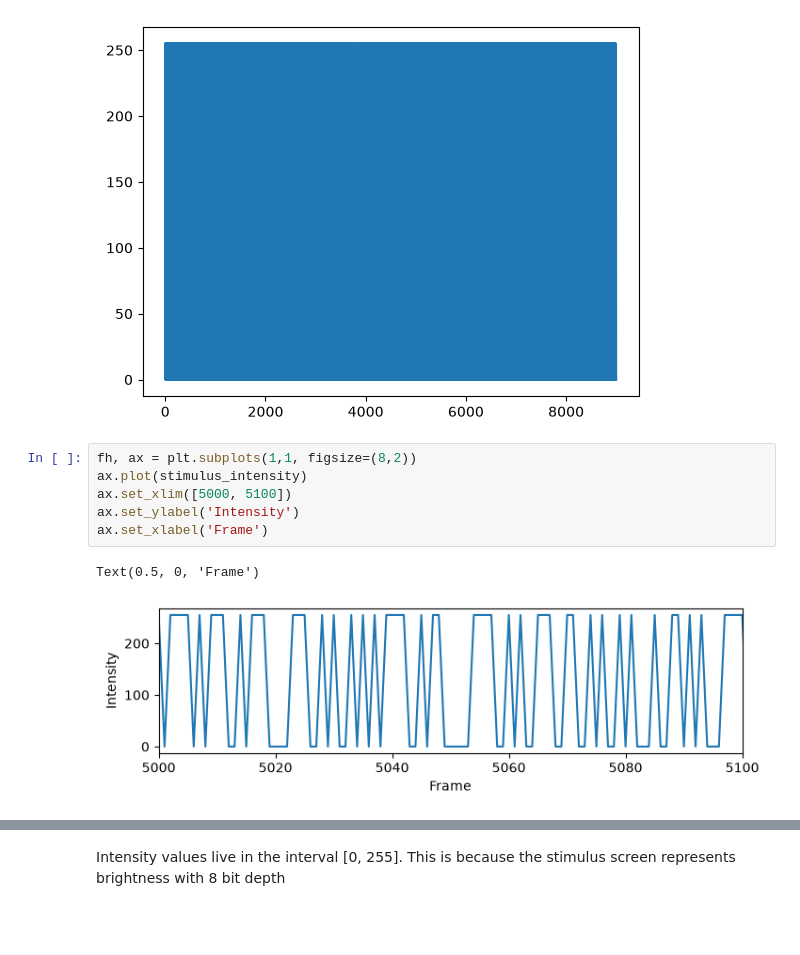
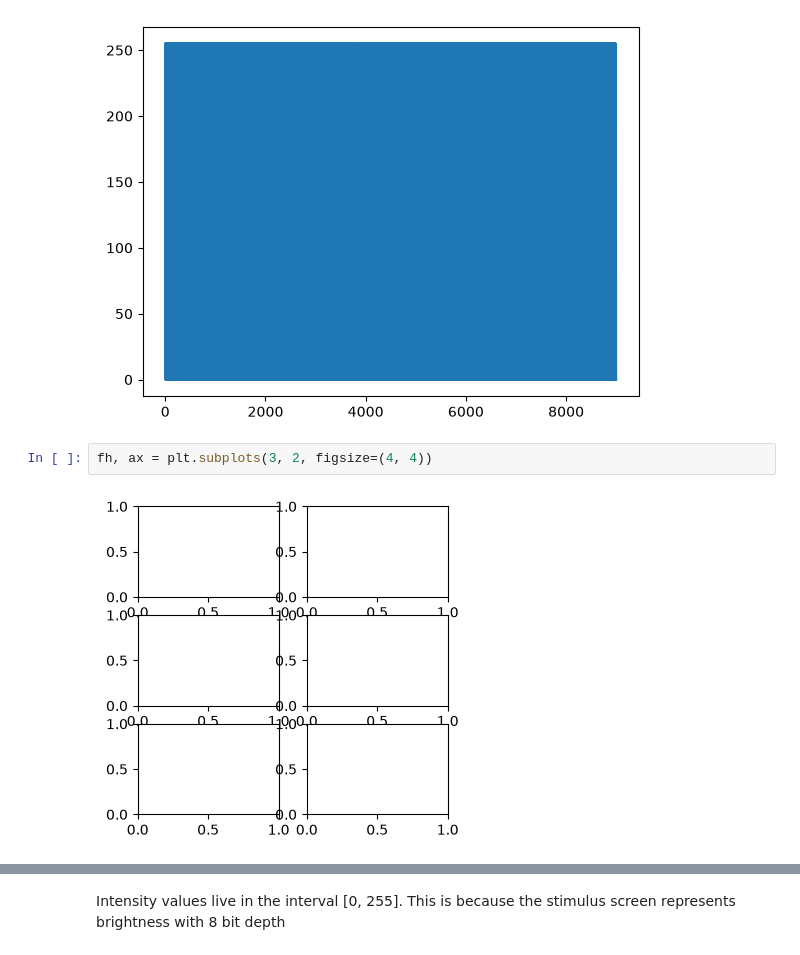
Before and after one commit to daphnegaelys/ABIO558-daphne, a Jupyter notebook: miniproject_2_blank.ipynb, the cells around one changed output, grey strips where cells are left out. Cells and saved outputs as stored; diff of their text form; blank space fills up the shorter version.

```diff
--- a/miniproject_2_blank.ipynb
+++ b/miniproject_2_blank.ipynb
@@ -45,11 +45,6 @@ plt.plot(stimulus_intensity)
 [<matplotlib.lines.Line2D at 0x...>]
 [figure]
 # %%
-fh, ax = plt.subplots(1,1, figsize=(8,2))
-ax.plot(stimulus_intensity)
-ax.set_xlim([5000, 5100])
-ax.set_ylabel('Intensity')
-ax.set_xlabel('Frame')
+fh, ax = plt.subplots(3, 2, figsize=(4, 4))
 # %% [output]
-Text(0.5, 0, 'Frame')
-[figure, old version]
+[figure, new version]
```
Also changed, not shown: parts of 8 cells of this notebook.
